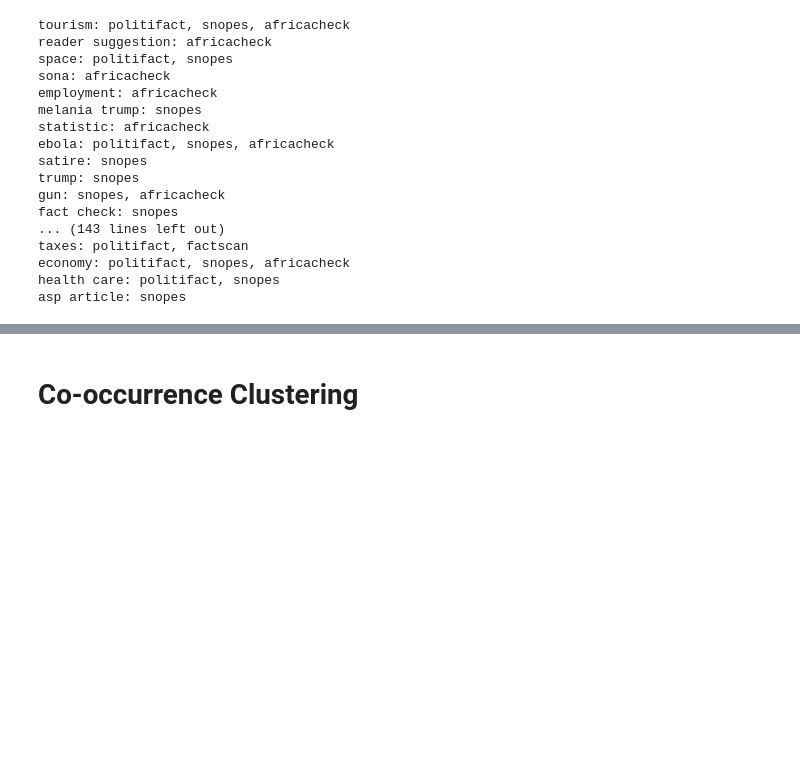
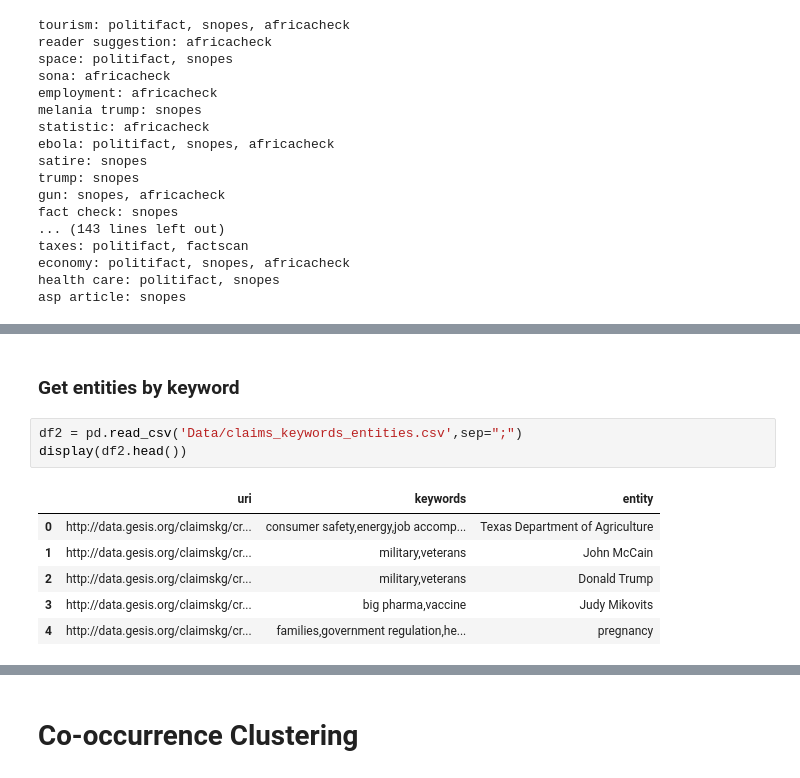
Before and after one commit to claimskg/topic-features, a Jupyter notebook: Clustering-v2.ipynb, the cells around one changed output, grey strips where cells are left out. Saved outputs shown, nothing was run; the diff lists cells and outputs as text; blank space fills up the shorter version.

```diff
--- a/Clustering-v2.ipynb
+++ b/Clustering-v2.ipynb
@@ -122,0 +137,12 @@ asp article: snopes
+# %% [markdown]
+### Get entities by keyword
+# %%
+df2 = pd.read_csv('Data/claims_keywords_entities.csv',sep=";")
+display(df2.head())
+# %% [output]
+|  | uri | keywords | entity |
+| 0 | http://data.gesis.org/claimskg/cr... | consumer safety,energy,job accomp... | Texas Department of Agriculture |
+| 1 | http://data.gesis.org/claimskg/cr... | military,veterans | John McCain |
+| 2 | http://data.gesis.org/claimskg/cr... | military,veterans | Donald Trump |
+| 3 | http://data.gesis.org/claimskg/cr... | big pharma,vaccine | Judy Mikovits |
+| 4 | http://data.gesis.org/claimskg/cr... | families,government regulation,he... | pregnancy |
```
Also changed, not shown: parts of 13 cells of this notebook, 9 other files.
